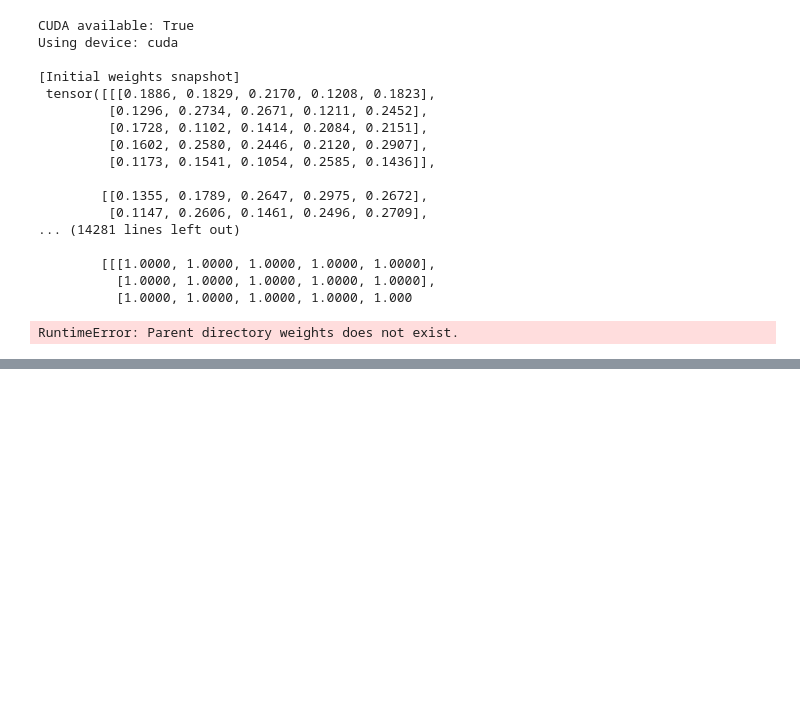
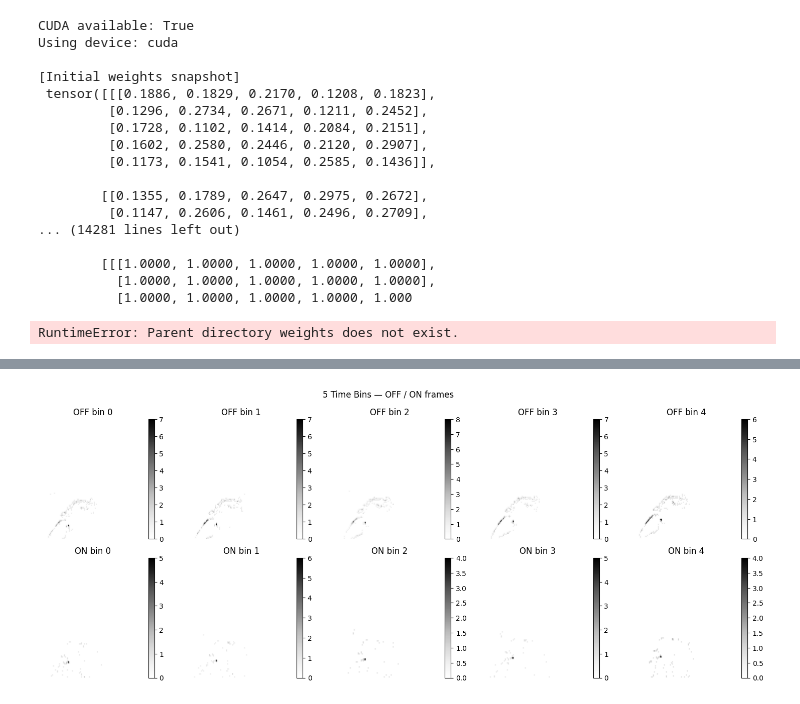
Before and after one commit to hkayann/SNN-STDP-object-detection, a Jupyter notebook: main.ipynb, the cells around one changed output, grey strips where cells are left out. Saved outputs shown, nothing was run; the diff lists cells and outputs as text; code cells hidden in the pictures; blank space fills up the shorter version.

```diff
--- a/main.ipynb
+++ b/main.ipynb
@@ -785,0 +880,36 @@ RuntimeError: Parent directory weights does not exist.
+# %%
+import matplotlib.pyplot as plt
+
+def show_5_timebins(voxel_grid, time_bins):
+    """
+    voxel_grid shape: (H, W, 2*time_bins)
+    Displays a grid of 5 columns: (OFF / ON) per time bin.
+    """
+    H, W, C = voxel_grid.shape
+    assert C == 2 * time_bins
+
+    fig, axes = plt.subplots(2, time_bins, figsize=(3 * time_bins, 6))
+    fig.suptitle("5 Time Bins — OFF / ON frames")
+
+    for t in range(time_bins):
+        off = voxel_grid[:, :, 2 * t]
+        on  = voxel_grid[:, :, 2 * t + 1]
+
+        ax_off = axes[0, t]
+        ax_on  = axes[1, t]
+
+        im0 = ax_off.imshow(off.T, cmap='Greys', origin='lower')
+        ax_off.set_title(f"OFF bin {t}")
+        ax_off.axis('off')
+        fig.colorbar(im0, ax=ax_off, fraction=0.046, pad=0.04)
+
+        im1 = ax_on.imshow(on.T, cmap='Greys', origin='lower')
+        ax_on.set_title(f"ON bin {t}")
+        ax_on.axis('off')
+        fig.colorbar(im1, ax=ax_on, fraction=0.046, pad=0.04)
+
+    plt.tight_layout()
+    plt.show()
+show_5_timebins(voxel_grid, TIME_BINS)
+# %% [output]
+[figure, added]
```
Also changed, not shown: parts of 3 cells of this notebook, 51 other files.
